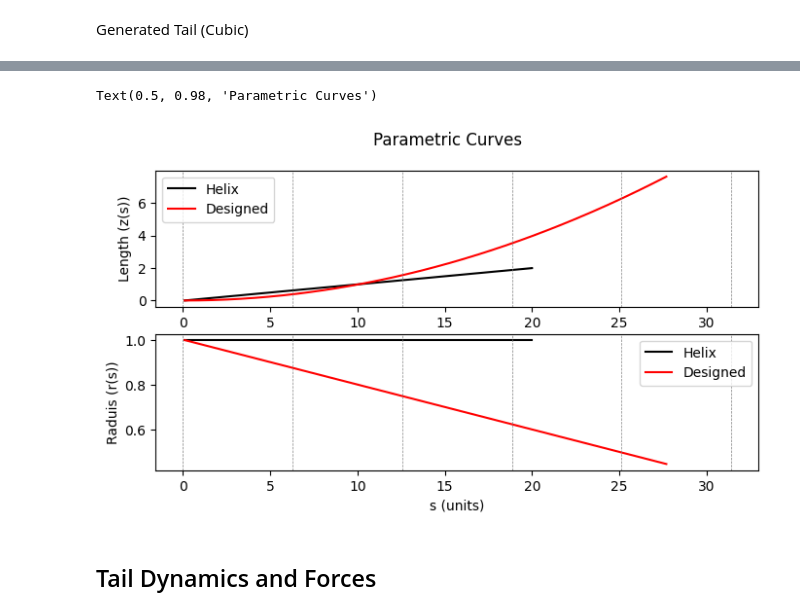
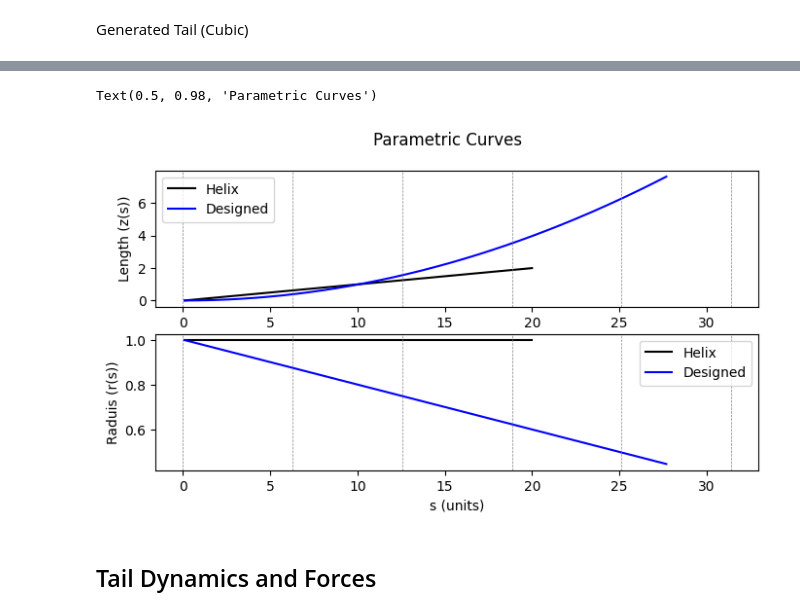
Before and after one commit to Parker-Knopf/MAE269, a Jupyter notebook: plottingTail.ipynb, the cells around one changed output, grey strips where cells are left out. Cells and saved outputs as stored; diff of their text form; code cells hidden in the pictures.

```diff
--- a/plottingTail.ipynb
+++ b/plottingTail.ipynb
@@ -17,7 +17,7 @@ def cylToCar(r, theta, z) -> tuple[list[float]]:
 r = 1
 spirals = 6
 l = 20
-d_l = 1/10 # Start vertical Derivative
+d_l = 1/100 # Start vertical Derivative
 d_r = 1/50 # Start Radial Derivative
 gamma = 4 # Ratio of start and end verical derivaties
 # %%
@@ -71,7 +73,7 @@ Symetric Helix
 # %%
 s = sp.symbols("s", real=True)
 
-z0 = s * d_l
+z0 = s * d_l * 10
 dz = sp.diff(z0, s)
 zf = z0**2
 dzf = dz**2
@@ -98,7 +100,7 @@ Generated Tail (Cubic)
 # %%
 s = sp.symbols("s", real=True)
 
-z1 = d_l * s**2 / 10
+z1 = d_l * s**2
 dz = sp.diff(z1, s)
 zf = z1**2
 dzf = dz**2
@@ -132,14 +134,14 @@ def plotFig(ax, x1, y1, color1, name1, x2, y2, color2, name2, yLabel, s0, s1, st
 # %%
 fig2 = plt.figure(figsize=(8,4))
 ax2 = fig2.add_subplot(211)
-plotFig(ax2, s0[1:], z0, "k", "Helix", s1[1:], z1, "r", "Designed", "Length (z(s))", 0, s1[-1], 2*np.pi)
+plotFig(ax2, s0[1:], z0, "k", "Helix", s1[1:], z1, "b", "Designed", "Length (z(s))", 0, s1[-1], 2*np.pi)
 ax2 = fig2.add_subplot(212)
-plotFig(ax2, s0[1:], r0, "k", "Helix", s1[1:], r1, "r",  "Designed", "Raduis (r(s))", 0, s1[-1], 2*np.pi)
+plotFig(ax2, s0[1:], r0, "k", "Helix", s1[1:], r1, "b",  "Designed", "Raduis (r(s))", 0, s1[-1], 2*np.pi)
 plt.xlabel("s (units)")
 plt.suptitle("Parametric Curves")
 # %% [output]
 Text(0.5, 0.98, 'Parametric Curves')
-[figure, old version]
+[figure, new version]
 # %% [markdown]
 ## Tail Dynamics and Forces
 # %% [markdown]
```
Also changed, not shown: parts of 5 cells of this notebook.
